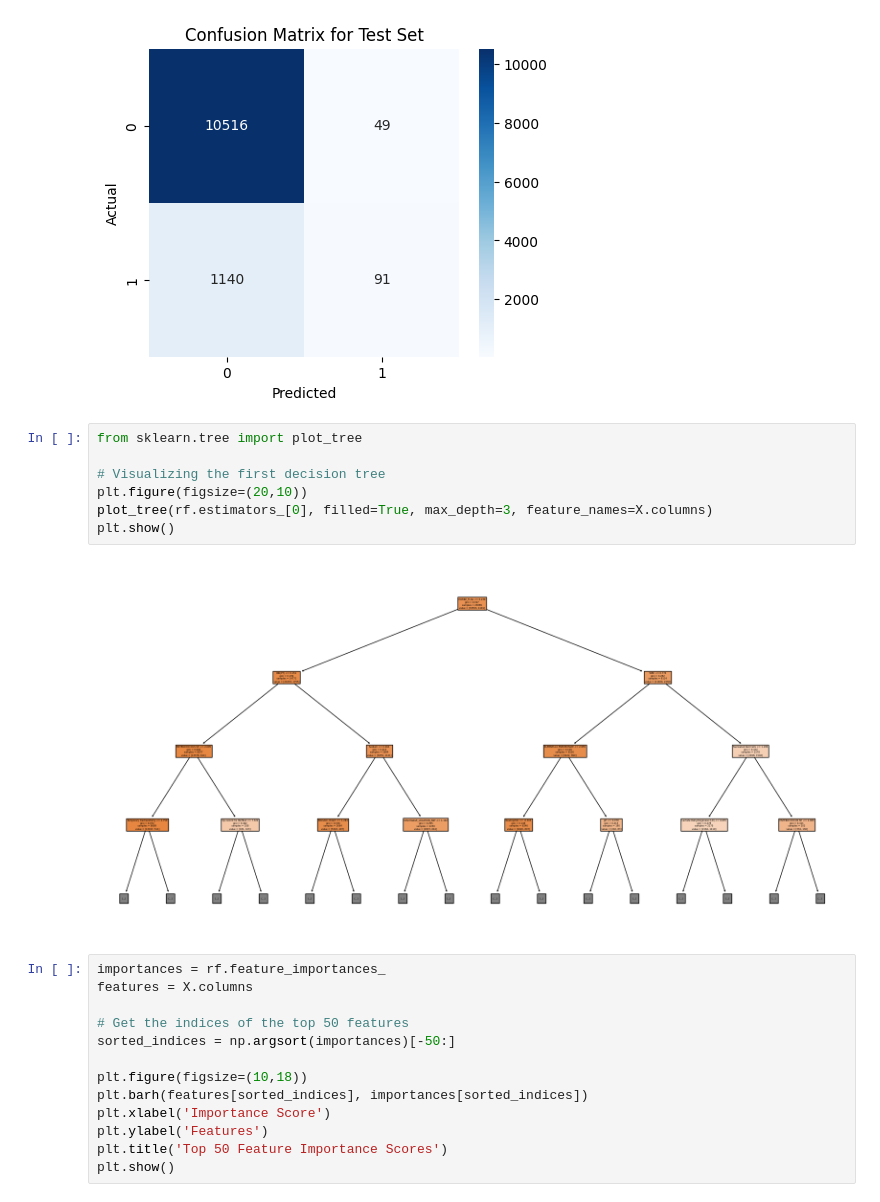
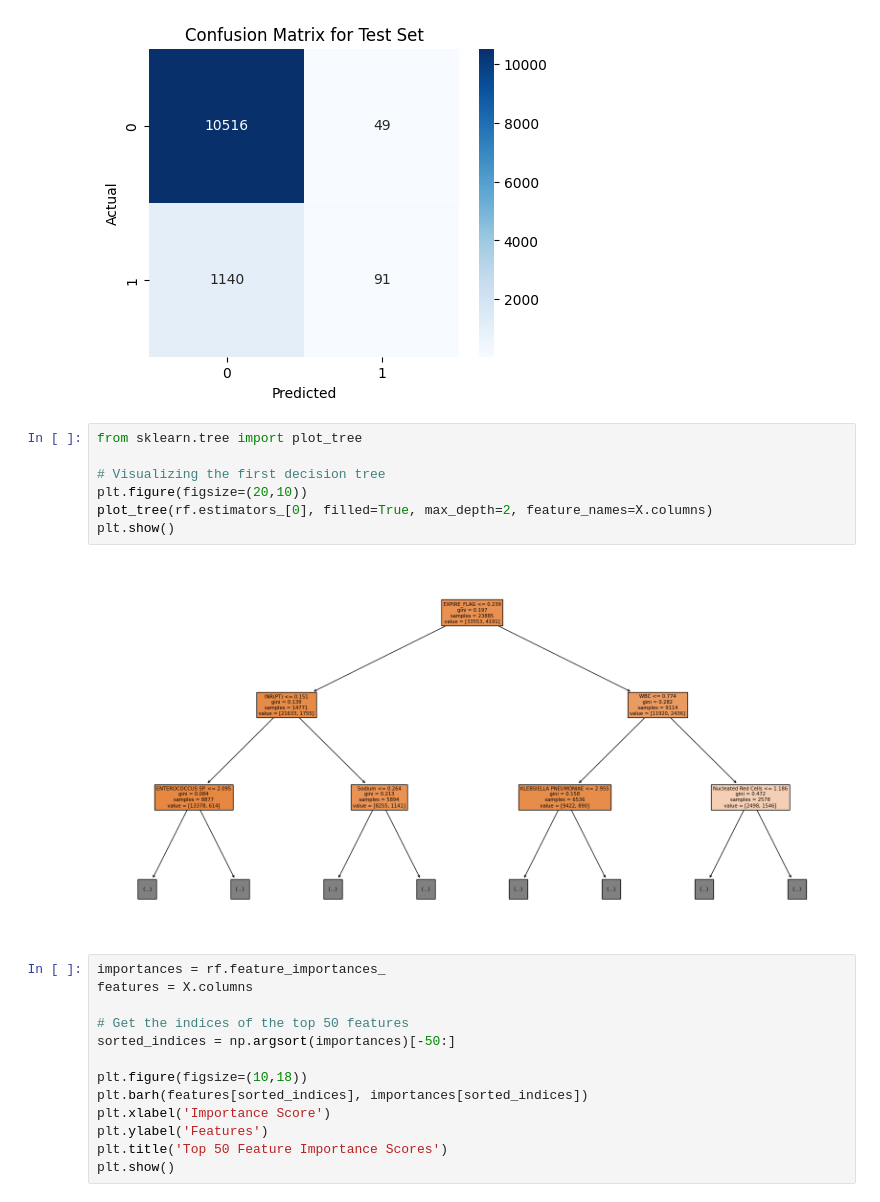
Before and after one commit to jiaminho/RPH-HAC-Prediction, a Jupyter notebook: HAC_Model.ipynb, the cells around one changed output. Saved outputs shown, nothing was run; the diff lists cells and outputs as text.

```diff
--- a/HAC_Model.ipynb
+++ b/HAC_Model.ipynb
@@ -288,12 +479,12 @@ Text(33.22222222222222, 0.5, 'Actual')
 # %%
 from sklearn.tree import plot_tree
 
 # Visualizing the first decision tree
 plt.figure(figsize=(20,10))
-plot_tree(rf.estimators_[0], filled=True, max_depth=3, feature_names=X.columns)
+plot_tree(rf.estimators_[0], filled=True, max_depth=2, feature_names=X.columns)
 plt.show()
 # %% [output]
-[figure, old version]
+[figure, new version]
 # %%
 importances = rf.feature_importances_
 features = X.columns
```
Also changed, not shown: parts of 36 cells of this notebook.
